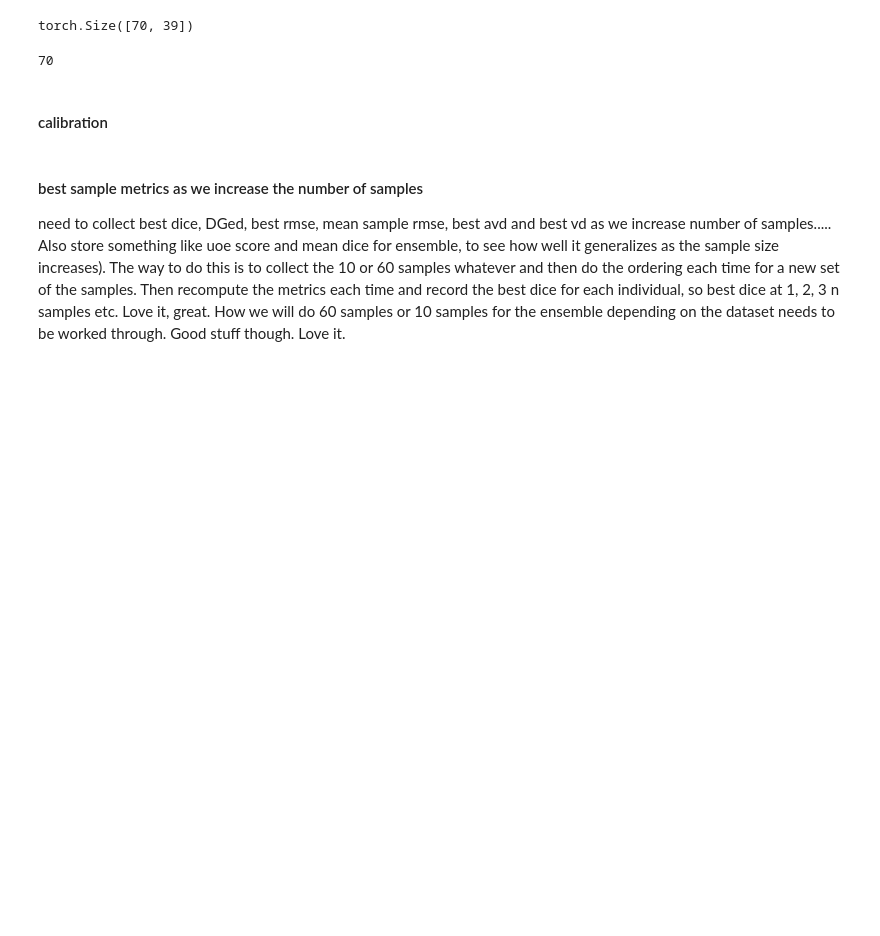
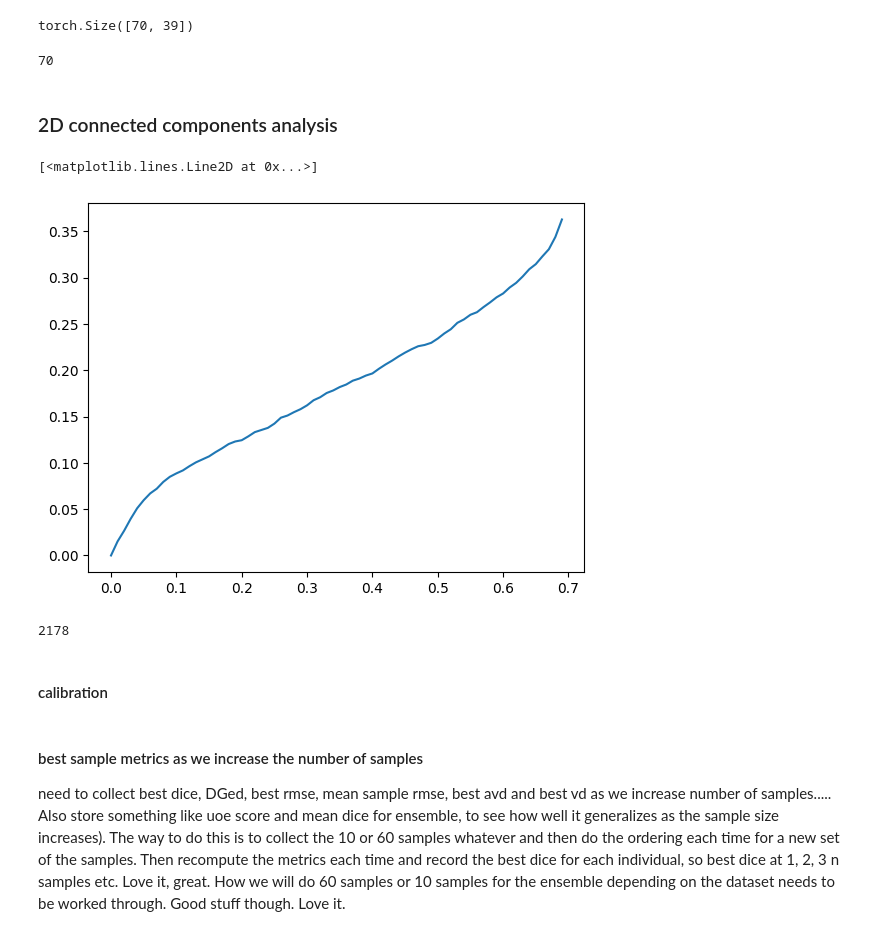
Before and after one commit to BenjaminPhi5/WMH_UQ_assessment, a Jupyter notebook: trustworthai/journal_run/evaluation/new_scripts/Evaluation script final experiments.ipynb, the cells around one changed output. Saved outputs shown, nothing was run; the diff lists cells and outputs as text; code cells hidden in the pictures; blank space fills up the shorter version.

Commit message:
more results added, noice

```diff
--- a/trustworthai/journal_run/evaluation/new_scripts/Evaluation script final experiments.ipynb
+++ b/trustworthai/journal_run/evaluation/new_scripts/Evaluation script final experiments.ipynb
@@ -428,0 +492,5 @@ chal_results['GED^2'] = sample_top_dices
+# %%
+for i, tau in enumerate(uncertainty_thresholds):
+    chal_results[f'p_acc_cert_{tau:.2f}'] = all_acc_cert[:,i]
+    chal_results[f'p_uncert_inacc_{tau:.2f}'] = all_uncert_inacc[:,i]
+    chal_results[f'pavpu_{tau:.2f}'] = all_pavpu[:,i]
@@ -454,5 +544,5 @@ def get_sUEOs(means, ys3d_test, ent_maps):
     sUEOs = torch.Tensor(sUEOs)
     return sUEOs
 # %%
-sUEOS = get_sUEOs(means, ys3d_test, ent_maps)
+sUEOs = get_sUEOs(means, ys3d_test, ent_maps)
 chal_results['sUEO'] = sUEOs
@@ -492,7 +593,7 @@ plt.fill_between(uncertainty_thresholds, ueos_mean - ueos_std/sn, ueos_mean + ue
 [figure]
 # %%
 for i, tau in enumerate(uncertainty_thresholds):
-    chal_results[f'UEO_{tau}'] = ueos[i]
+    chal_results[f'UEO_{tau:.2f}'] = ueos[i]
 # %%
 ueos.shape
 # %% [output]
@@ -501,3 +602,5 @@ torch.Size([70, 39])
 len(uncertainty_thresholds)
 # %% [output]
 70
+# %% [markdown]
+### 2D connected components analysis
@@ -503,0 +678,2 @@ len(uncertainty_thresholds)
+# %%
+mean_missed_area, mean_size_missed_lesions, mean_cov_mean_missed_lesions, num_missed_lesions, prop_lesions_missed, num_lesions = conn_comp_2d_analysis(uncertainty_thresholds, ys3d_test, means, ent_maps)
@@ -504,3 +687,12 @@ len(uncertainty_thresholds)
+# %%
+plt.plot(uncertainty_thresholds, prop_lesions_missed)
+# %% [output]
+[<matplotlib.lines.Line2D at 0x...>]
+[figure, added]
+# %%
+num_lesions
+# %% [output]
+2178
 # %% [markdown]
 #### calibration
 # %% [markdown]
```
Also changed, not shown: parts of 13 cells of this notebook, 2 other files.
